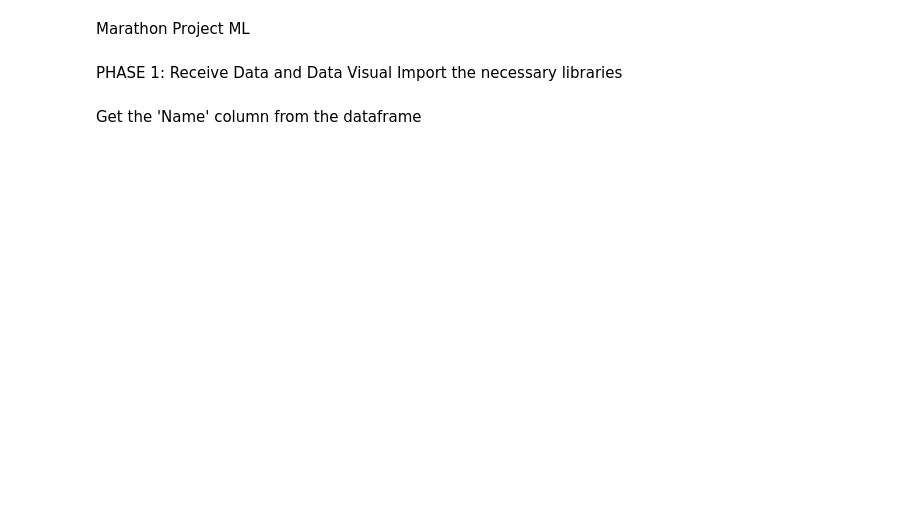
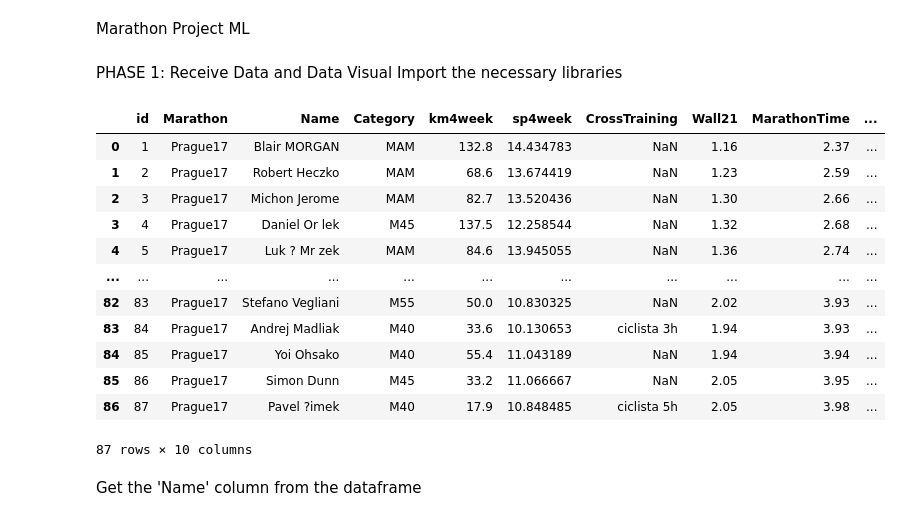
Before and after one commit to rafa794/Marathon_Time_Prediction_ML_Project, a Jupyter notebook: Marathon_Project_ML.ipynb, the cells around one changed output. Saved outputs shown, nothing was run; the diff lists cells and outputs as text; code cells hidden in the pictures; blank space fills up the shorter version.

```diff
--- a/Marathon_Project_ML.ipynb
+++ b/Marathon_Project_ML.ipynb
@@ -6,9 +6,23 @@ Import the necessary libraries
 # %%
 import io
 import pandas as pd
-ruta_archivo = './MarathonData.csv'
-datos_maraton = pd.read_csv(ruta_archivo)
+url = 'https://raw.githubusercontent.com/rafa794/Marathon_Time_Prediction_ML_Project/5123e6ed36f8481e2510ec2c491126ae6da2bc13/MarathonData.csv'
+datos_maraton = pd.read_csv(url)
 datos_maraton
+# %% [output]
+|  | id | Marathon | Name | Category | km4week | sp4week | CrossTraining | Wall21 | MarathonTime | ... |
+| 0 | 1 | Prague17 | Blair MORGAN | MAM | 132.8 | 14.434783 | NaN | 1.16 | 2.37 | ... |
+| 1 | 2 | Prague17 | Robert Heczko | MAM | 68.6 | 13.674419 | NaN | 1.23 | 2.59 | ... |
+| 2 | 3 | Prague17 | Michon Jerome | MAM | 82.7 | 13.520436 | NaN | 1.30 | 2.66 | ... |
+| 3 | 4 | Prague17 | Daniel Or lek | M45 | 137.5 | 12.258544 | NaN | 1.32 | 2.68 | ... |
+| 4 | 5 | Prague17 | Luk ? Mr zek | MAM | 84.6 | 13.945055 | NaN | 1.36 | 2.74 | ... |
+| ... | ... | ... | ... | ... | ... | ... | ... | ... | ... | ... |
+| 82 | 83 | Prague17 | Stefano Vegliani | M55 | 50.0 | 10.830325 | NaN | 2.02 | 3.93 | ... |
+| 83 | 84 | Prague17 | Andrej Madliak | M40 | 33.6 | 10.130653 | ciclista 3h | 1.94 | 3.93 | ... |
+| 84 | 85 | Prague17 | Yoi Ohsako | M40 | 55.4 | 11.043189 | NaN | 1.94 | 3.94 | ... |
+| 85 | 86 | Prague17 | Simon Dunn | M45 | 33.2 | 11.066667 | NaN | 2.05 | 3.95 | ... |
+| 86 | 87 | Prague17 | Pavel ?imek | M40 | 17.9 | 10.848485 | ciclista 5h | 2.05 | 3.98 | ... |
+87 rows × 10 columns
 # %% [markdown]
 Get the 'Name' column from the dataframe
 # %%
```
Also changed, not shown: parts of 18 cells of this notebook.
